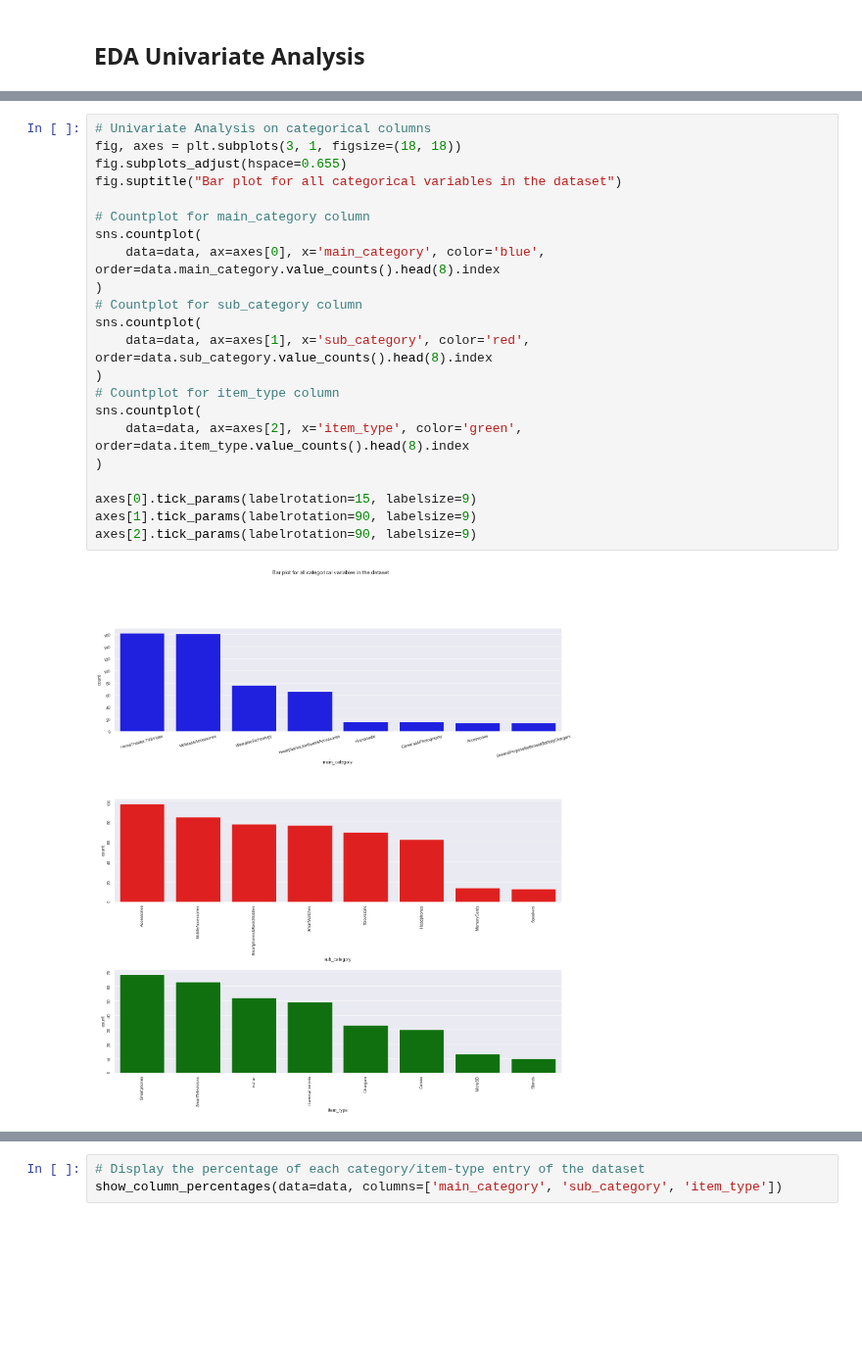
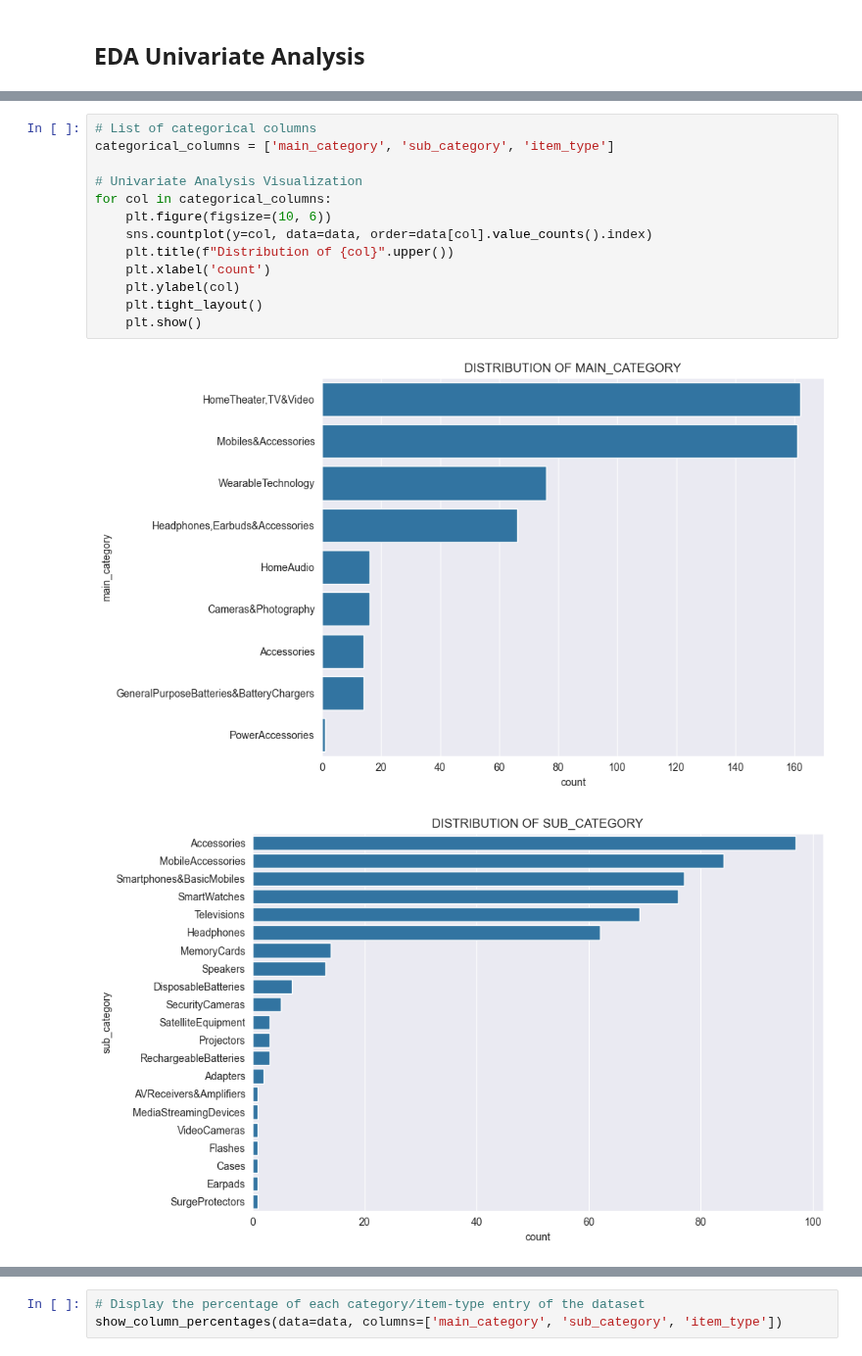
Before and after one commit to anthonyvann/eCommerce-Dataset-Analysis, a Jupyter notebook: EDA.ipynb, the cells around one changed output, grey strips where cells are left out. Shown at 98% size. Saved outputs shown, nothing was run; the diff lists cells and outputs as text; blank space fills up the shorter version.

```diff
--- a/EDA.ipynb
+++ b/EDA.ipynb
@@ -426,25 +452,17 @@ discount_amount (right skewed: 3.44)
 ... (4 outputs left out)
 # %%
-# Univariate Analysis on categorical columns
-fig, axes = plt.subplots(3, 1, figsize=(18, 18))
-fig.subplots_adjust(hspace=0.655)
-fig.suptitle("Bar plot for all categorical variables in the dataset")
+# List of categorical columns
+categorical_columns = ['main_category', 'sub_category', 'item_type']
 
-# Countplot for main_category column
-sns.countplot(
-    data=data, ax=axes[0], x='main_category', color='blue', order=data.main_category.value_counts().head(8).index
-)
-# Countplot for sub_category column
-sns.countplot(
-    data=data, ax=axes[1], x='sub_category', color='red', order=data.sub_category.value_counts().head(8).index
-)
-# Countplot for item_type column
-sns.countplot(
-    data=data, ax=axes[2], x='item_type', color='green', order=data.item_type.value_counts().head(8).index
-)
-
-axes[0].tick_params(labelrotation=15, labelsize=9)
-axes[1].tick_params(labelrotation=90, labelsize=9)
-axes[2].tick_params(labelrotation=90, labelsize=9)
+# Univariate Analysis Visualization
+for col in categorical_columns:
+    plt.figure(figsize=(10, 6))
+    sns.countplot(y=col, data=data, order=data[col].value_counts().index)
+    plt.title(f"Distribution of {col}".upper())
+    plt.xlabel('count')
+    plt.ylabel(col)
+    plt.tight_layout()
+    plt.show()
 # %% [output]
-[figure, old version]
+[figure, new version]
+[figure, added]
```
Also changed, not shown: parts of 19 cells of this notebook.
